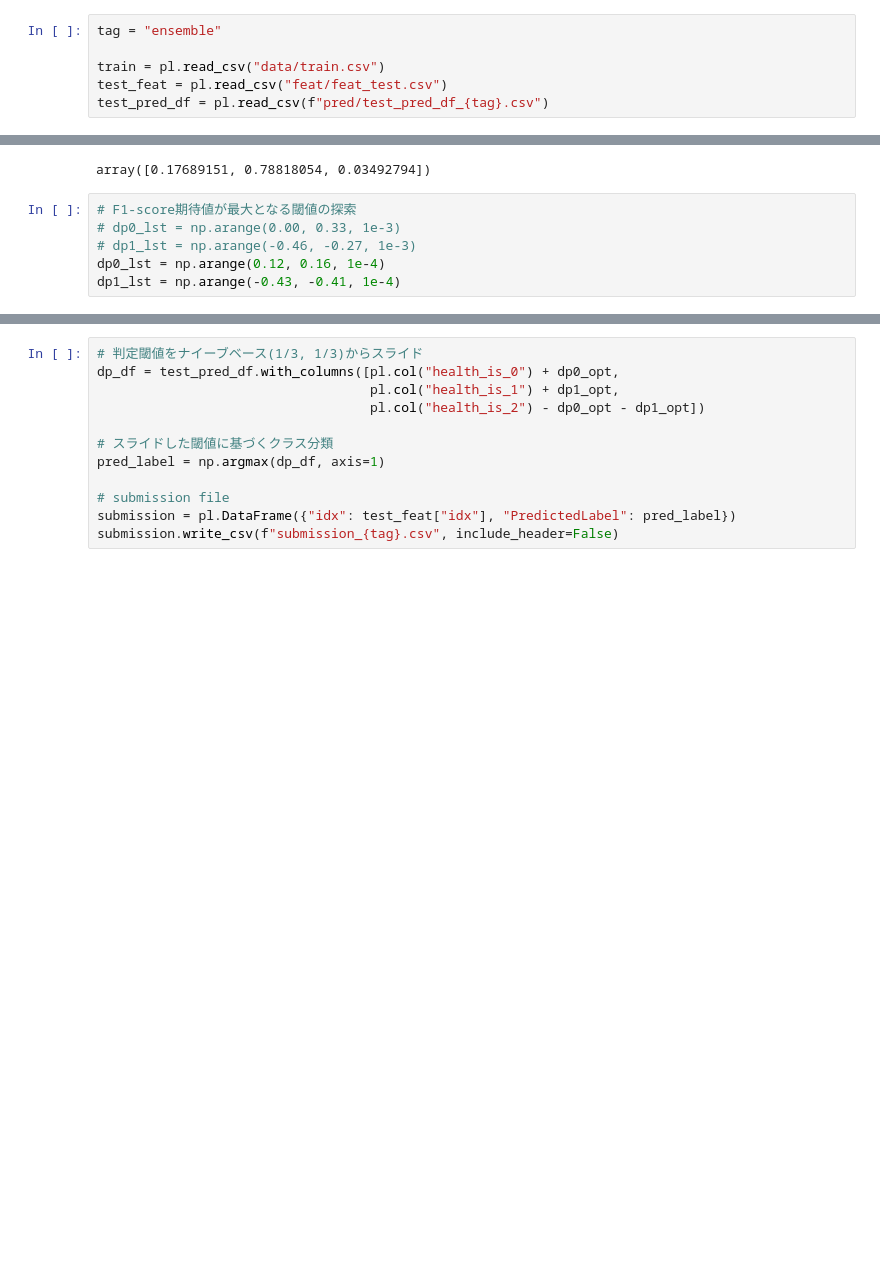
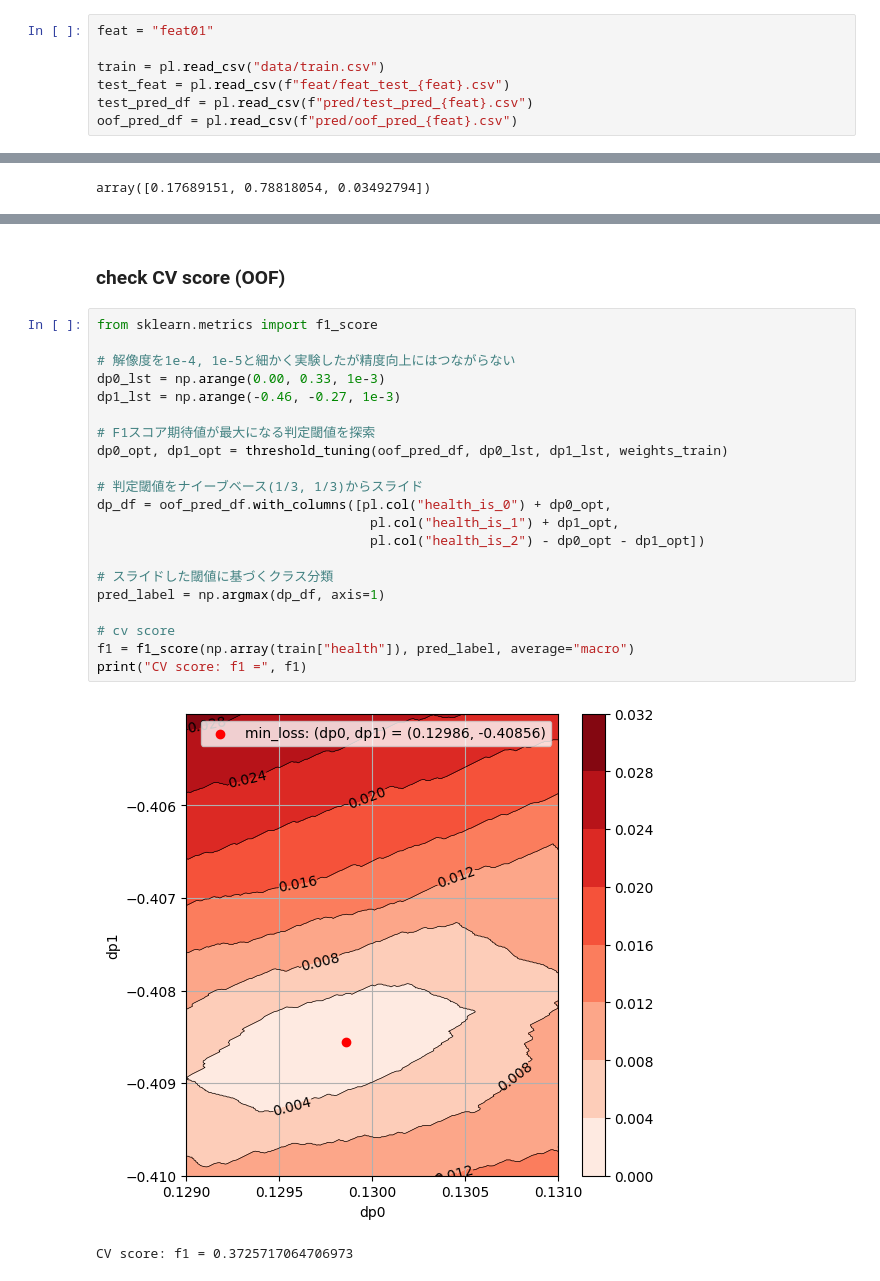
Before and after one commit to nkai8102/green, a Jupyter notebook: 30_postprocess.ipynb, the cells around one changed output, grey strips where cells are left out. Drawn from its saved outputs; the diff is of its cells as text; blank space fills up the shorter version.

Commit message:
submission完了 LB=0.3745

```diff
--- a/30_postprocess.ipynb
+++ b/30_postprocess.ipynb
@@ -16,21 +16,16 @@ from imblearn.under_sampling import RandomUnderSampler
 from optuna import integration, logging
 from itertools import product
 # %%
-tag = "ensemble"
+feat = "feat01"
 
 train = pl.read_csv("data/train.csv")
-test_feat = pl.read_csv("feat/feat_test.csv")
-test_pred_df = pl.read_csv(f"pred/test_pred_df_{tag}.csv")
+test_feat = pl.read_csv(f"feat/feat_test_{feat}.csv")
+test_pred_df = pl.read_csv(f"pred/test_pred_{feat}.csv")
+oof_pred_df = pl.read_csv(f"pred/oof_pred_{feat}.csv")
 # %%
 # trainにおける、各クラスのデータ件数率
 weights_train = np.array(train["health"].value_counts().sort("health")["count"]) / len(train)
 weights_train
 # %% [output]
 array([0.17689151, 0.78818054, 0.03492794])
-# %%
-# F1-score期待値が最大となる閾値の探索
-# dp0_lst = np.arange(0.00, 0.33, 1e-3)
-# dp1_lst = np.arange(-0.46, -0.27, 1e-3)
-dp0_lst = np.arange(0.12, 0.16, 1e-4)
-dp1_lst = np.arange(-0.43, -0.41, 1e-4)
 # %%
@@ -100,12 +95,26 @@ plt.close()
-# %%
-# 判定閾値をナイーブベース(1/3, 1/3)からスライド
-dp_df = test_pred_df.with_columns([pl.col("health_is_0") + dp0_opt,
-                                   pl.col("health_is_1") + dp1_opt,
-                                   pl.col("health_is_2") - dp0_opt - dp1_opt])
-
-# スライドした閾値に基づくクラス分類
-pred_label = np.argmax(dp_df, axis=1)
-
-# submission file
-submission = pl.DataFrame({"idx": test_feat["idx"], "PredictedLabel": pred_label})
-submission.write_csv(f"submission_{tag}.csv", include_header=False)
+# %% [markdown]
+### check CV score (OOF)
+# %%
+from sklearn.metrics import f1_score
+
+# 解像度を1e-4, 1e-5と細かく実験したが精度向上にはつながらない
+dp0_lst = np.arange(0.00, 0.33, 1e-3)
+dp1_lst = np.arange(-0.46, -0.27, 1e-3)
+
+# F1スコア期待値が最大になる判定閾値を探索
+dp0_opt, dp1_opt = threshold_tuning(oof_pred_df, dp0_lst, dp1_lst, weights_train)
+
+# 判定閾値をナイーブベース(1/3, 1/3)からスライド
+dp_df = oof_pred_df.with_columns([pl.col("health_is_0") + dp0_opt,
+                                   pl.col("health_is_1") + dp1_opt,
+                                   pl.col("health_is_2") - dp0_opt - dp1_opt])
+
+# スライドした閾値に基づくクラス分類
+pred_label = np.argmax(dp_df, axis=1)
+
+# cv score
+f1 = f1_score(np.array(train["health"]), pred_label, average="macro")
+print("CV score: f1 =", f1)
+# %% [output]
+[figure, added]
+CV score: f1 = 0.3725717064706973
```
Also changed, not shown: parts of 4 cells of this notebook, 5 other files.
